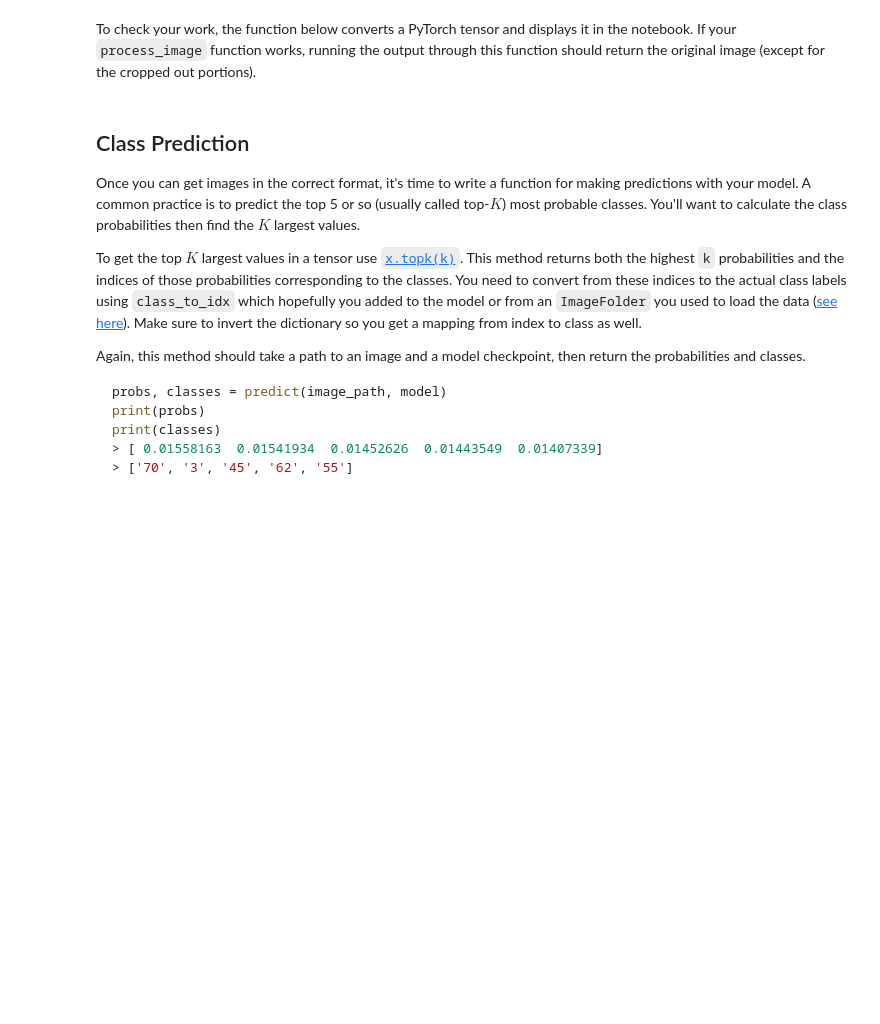
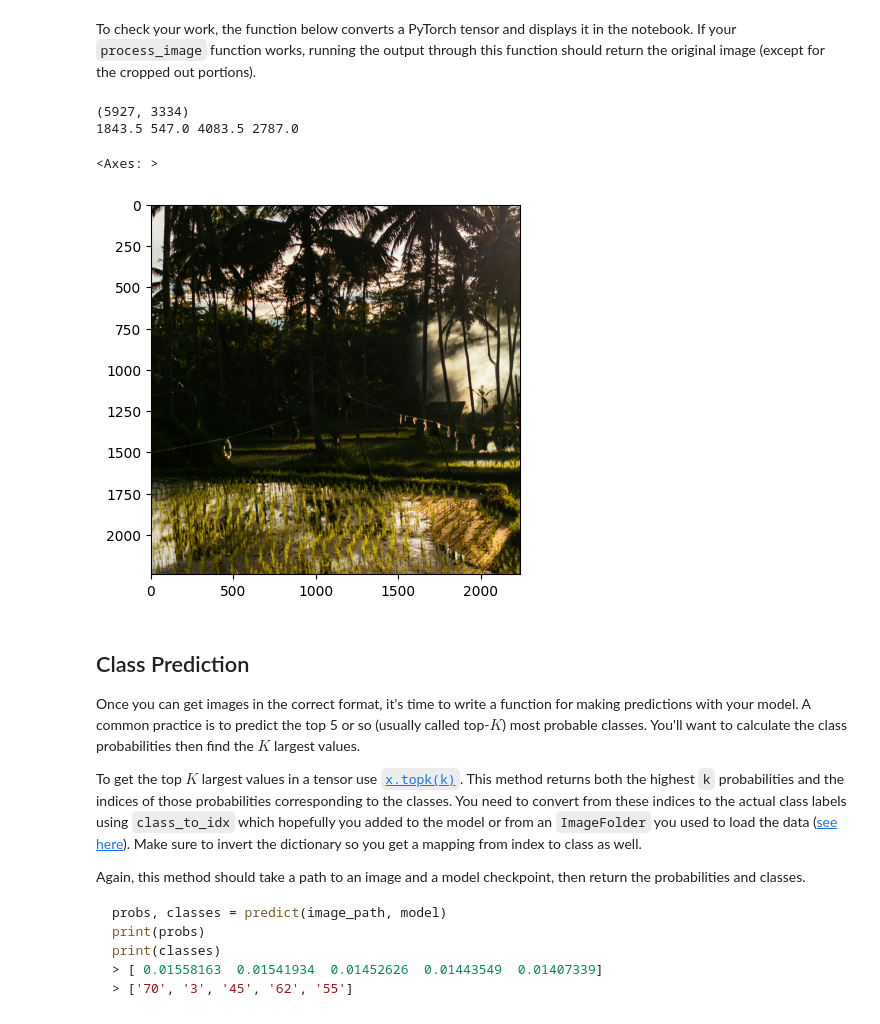
Before and after one commit to quanglenhutthanh/AI_ML_Learning, a Jupyter notebook: Deep Learning/Image Classifier/Image Classifier Project.ipynb, the cells around one changed output. Cells and saved outputs as stored; diff of their text form; code cells hidden in the pictures; blank space fills up the shorter version.

Commit message:
Update image classifier

```diff
--- a/Deep Learning/Image Classifier/Image Classifier Project.ipynb
+++ b/Deep Learning/Image Classifier/Image Classifier Project.ipynb
@@ -374,3 +398,34 @@ def process_image(image):
+# %%
+def process_image(image):
+    ''' Scales, crops, and normalizes a PIL image for a PyTorch model,
+        returns an Numpy array
+    '''
+    # TODO: Process a PIL image for use in a PyTorch model
+    image.thumbnail((256, 256))
+
+    width, height = image.size
+    print(image.size)
+    new_width, new_height = 224, 224
+    left = (width - new_width) / 2
+    top = (height - new_height) / 2
+    right = (width + new_width) / 2
+    bot = (height + new_height) / 2
+
+    print(left, top, right, bot)
+    image = image.crop((left, top, right, bot))
+
+    np_image = np.array(image) / 255.0
+
+    mean = np.array([0.485, 0.456, 0.406])
+    std = np.array([0.229, 0.224, 0.225])
+
+    np_image = (np_image-mean) / std
+    np_image = np_image.transpose((2,0,1))
+    #print(np_image)
+    tensor_image = torch.from_numpy(np_image).float()
+    # Move the tensor to the MPS device
+    # tensor_image = tensor_image.to("mps")
+    return tensor_image
 # %% [markdown]
 To check your work, the function below converts a PyTorch tensor and displays it in the notebook. If your `process_image` function works, running the output through this function should return the original image (except for the cropped out portions).
 # %%
@@ -378,6 +433,8 @@ def imshow(image, ax=None, title=None):
     """Imshow for Tensor."""
     if ax is None:
         fig, ax = plt.subplots()
+    if image.device != 'cpu':
+        image = image.cpu()
 
     # PyTorch tensors assume the color channel is the first dimension
     # but matplotlib assumes is the third dimension
@@ -394,6 +451,15 @@ def imshow(image, ax=None, title=None):
     ax.imshow(image)
 
     return ax
+# %%
+image = Image.open('test.jpg')
+tensor_image = process_image(image)
+imshow(tensor_image)
+# %% [output]
+(5927, 3334)
+1843.5 547.0 4083.5 2787.0
+<Axes: >
+[figure, added]
 # %% [markdown]
 ## Class Prediction
 
```
Also changed, not shown: parts of 12 cells of this notebook, 10 other files.
